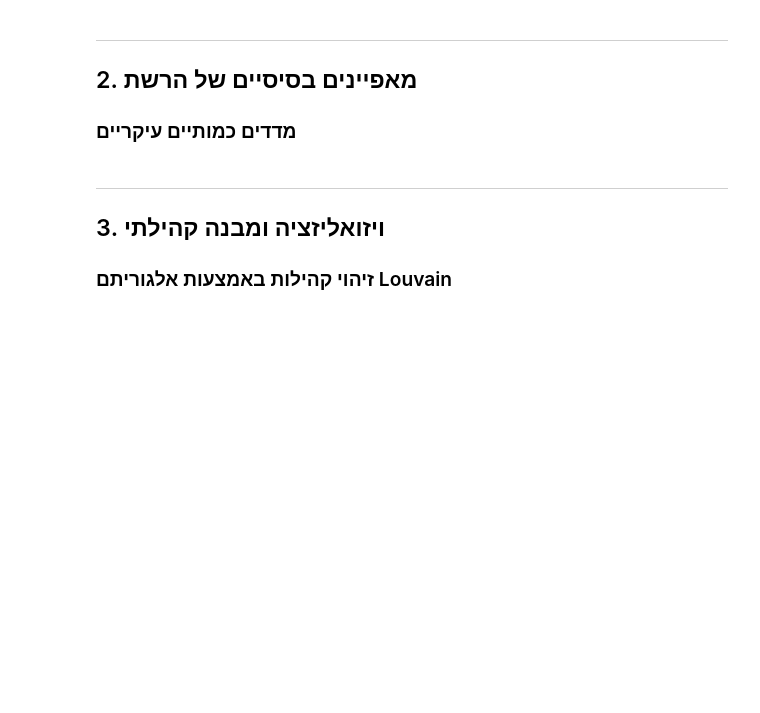
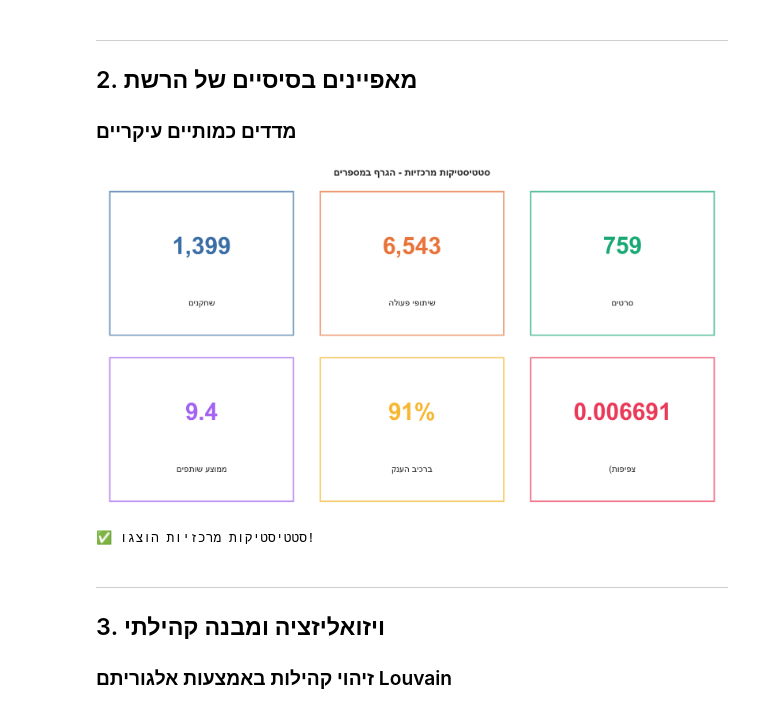
Before and after one commit to mlugassi/ML-on-Graphs, a Jupyter notebook: israeli_actors_graph/notebooks/Presentation_Video_Summary.ipynb, the cells around one changed output. Drawn from its saved outputs; the diff is of its cells as text; code cells hidden in the pictures; blank space fills up the shorter version.

```diff
--- a/israeli_actors_graph/notebooks/Presentation_Video_Summary.ipynb
+++ b/israeli_actors_graph/notebooks/Presentation_Video_Summary.ipynb
@@ -63,34 +67,37 @@ giant = max(nx.connected_components(G), key=len)
 giant_size = len(giant)
 giant_pct = 100 * giant_size / n_actors
 
 # Create impressive statistics display
 fig, axes = plt.subplots(2, 3, figsize=(18, 10))
 fig.suptitle(he('סטטיסטיקות מרכזיות - הגרף במספרים'), fontsize=20, fontweight='bold', y=0.98)
 
 stats = [
     (n_actors, he('שחקנים'), '#3b6ea5'),
     (n_edges, he('שיתופי פעולה'), '#e8743b'),
     (n_movies, he('סרטים'), '#19a974'),
     (f"{avg_degree:.1f}", he('ממוצע שותפים'), '#a463f2'),
     (f"{giant_pct:.0f}%", he('ברכיב הענק'), '#f7b731'),
-    (f"{density*10000:.2f}", he('צפיפות (×10⁻⁴)'), '#eb3b5a')
+    (f"{density:.6f}", he('צפיפות)'), '#eb3b5a')
 ]
 
 for ax, (value, label, color) in zip(axes.flat, stats):
     ax.text(0.5, 0.6, f"{value:,}" if isinstance(value, int) else value,
             ha='center', va='center', fontsize=48, fontweight='bold', color=color)
     ax.text(0.5, 0.25, label, ha='center', va='center', fontsize=18, color='#333')
     ax.set_xlim(0, 1)
     ax.set_ylim(0, 1)
     ax.axis('off')
     ax.add_patch(plt.Rectangle((0.05, 0.05), 0.9, 0.9,
                                fill=False, edgecolor=color, linewidth=3, alpha=0.7))
 
 plt.tight_layout()
 plt.savefig('../figures/presentation_key_stats.png', dpi=150, bbox_inches='tight')
 plt.show()
 
 print("\n✅ סטטיסטיקות מרכזיות הוצגו!")
+# %% [output]
+[figure, added]
+✅ סטטיסטיקות מרכזיות הוצגו!
 # %% [markdown]
 ---
 ## 3. ויזואליזציה ומבנה קהילתי
```
Also changed, not shown: parts of 13 cells of this notebook, 30 other files.
